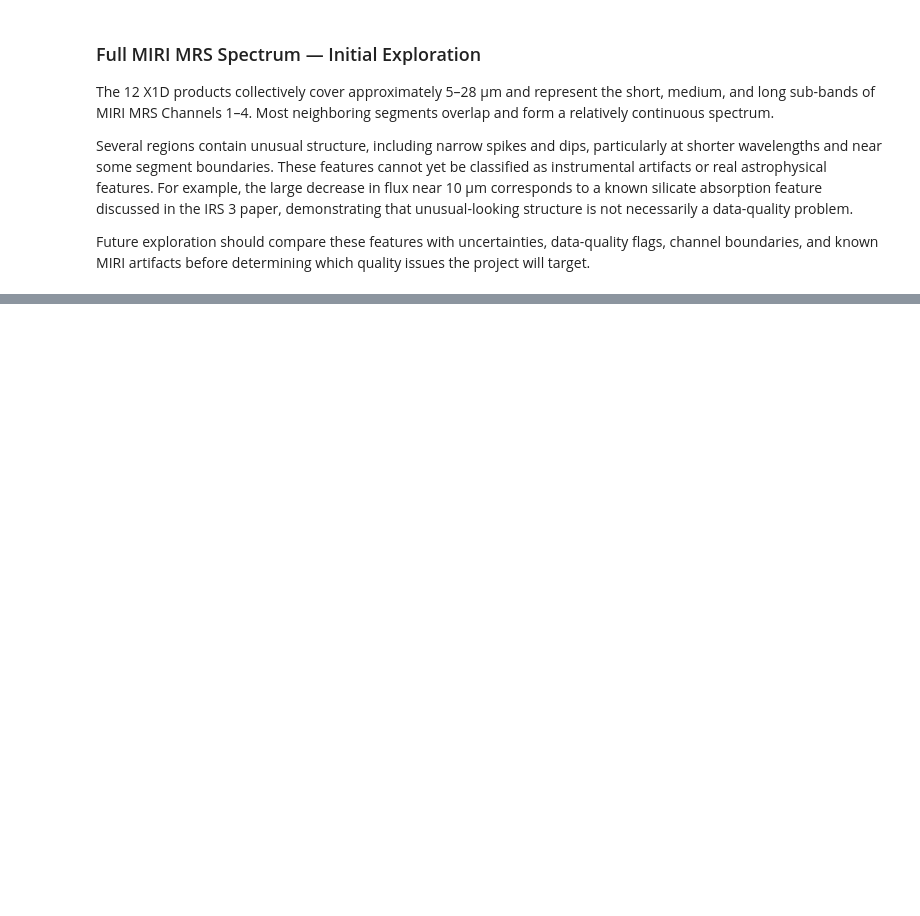
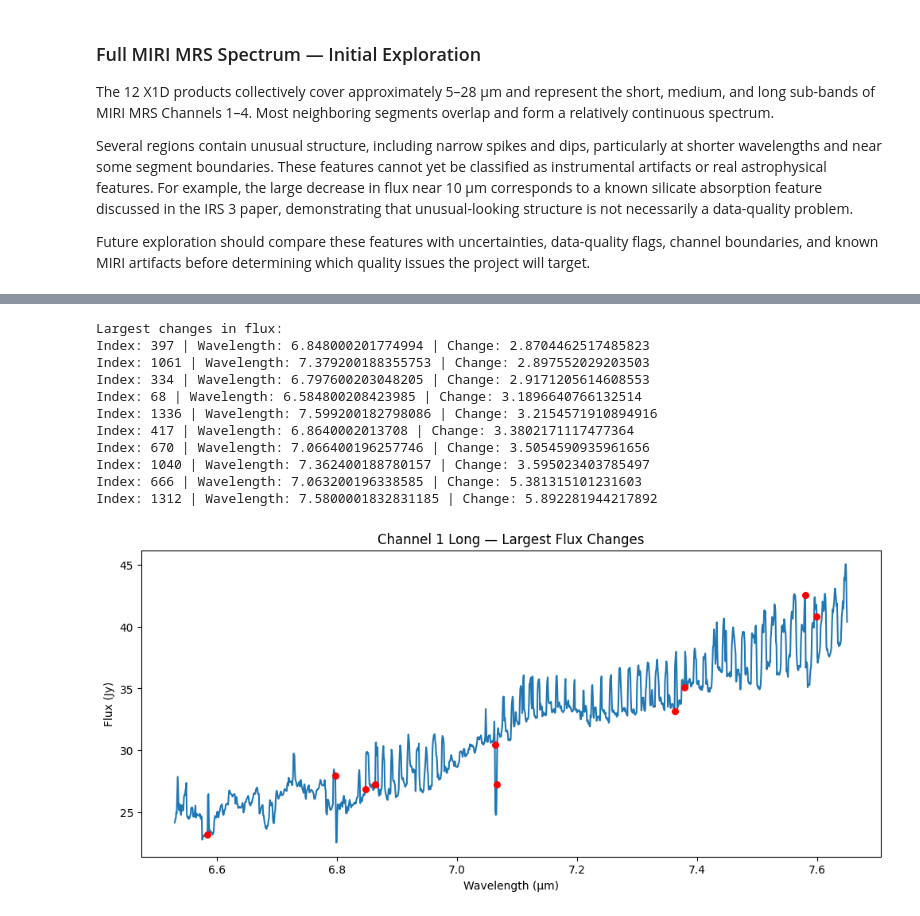
Before and after one commit to andersonava2626/jwst-miri-ml-quality-control, a Jupyter notebook: 01_irs3_data_exploration.ipynb, the cells around one changed output, grey strips where cells are left out. Cells and saved outputs as stored; diff of their text form; code cells hidden in the pictures; blank space fills up the shorter version.

```diff
--- a/01_irs3_data_exploration.ipynb
+++ b/01_irs3_data_exploration.ipynb
@@ -215,0 +212,9 @@ PosixPath('/Users/andersonava/jwst-miri-qc')
+# %%
+x1d_file = data_dir / "jw01266-o009_t002_miri_ch1-long_x1d.fits"
+
+with fits.open(x1d_file) as hdul:
+    x1d_data = hdul["EXTRACT1D"].data
+
+    wavelength_x1d = x1d_data["WAVELENGTH"]
+    flux_x1d = x1d_data["FLUX"]
+    error_x1d = x1d_data["FLUX_ERROR"]
@@ -215,0 +291,46 @@ PosixPath('/Users/andersonava/jwst-miri-qc')
+# %%
+# find spectral peaks
+flux_difference = np.abs(np.diff(flux_x1d))
+peak_indices = np.where(flux > 21)[0]
+
+print("Largest changes in flux:")
+largest_changes = np.argsort(flux_difference)[-10:]
+
+for index in largest_changes:
+    print(
+        "Index:", index,
+        "| Wavelength:", wavelength_x1d[index],
+        "| Change:", flux_difference[index]
+    )
+
+plt.figure(figsize=(12, 5))
+
+# full channel 1 long spectrum
+plt.plot(wavelength_x1d, flux_x1d)
+
+# mark the locations of the 10 largest adjacent changes
+plt.scatter(
+    wavelength_x1d[largest_changes],
+    flux_x1d[largest_changes],
+    color="red",
+    s=30,
+    zorder=3
+)
+
+plt.xlabel("Wavelength (μm)")
+plt.ylabel("Flux (Jy)")
+plt.title("Channel 1 Long — Largest Flux Changes")
+plt.show()
+# %% [output]
+Largest changes in flux:
+Index: 397 | Wavelength: 6.848000201774994 | Change: 2.8704462517485823
+Index: 1061 | Wavelength: 7.379200188355753 | Change: 2.897552029203503
+Index: 334 | Wavelength: 6.797600203048205 | Change: 2.9171205614608553
+Index: 68 | Wavelength: 6.584800208423985 | Change: 3.1896640766132514
+Index: 1336 | Wavelength: 7.599200182798086 | Change: 3.2154571910894916
+Index: 417 | Wavelength: 6.8640002013708 | Change: 3.3802171117477364
+Index: 670 | Wavelength: 7.066400196257746 | Change: 3.5054590935961656
+Index: 1040 | Wavelength: 7.362400188780157 | Change: 3.595023403785497
+Index: 666 | Wavelength: 7.063200196338585 | Change: 5.381315101231603
+Index: 1312 | Wavelength: 7.5800001832831185 | Change: 5.892281944217892
+[figure, added]
```
Also changed, not shown: parts of 9 cells of this notebook.
